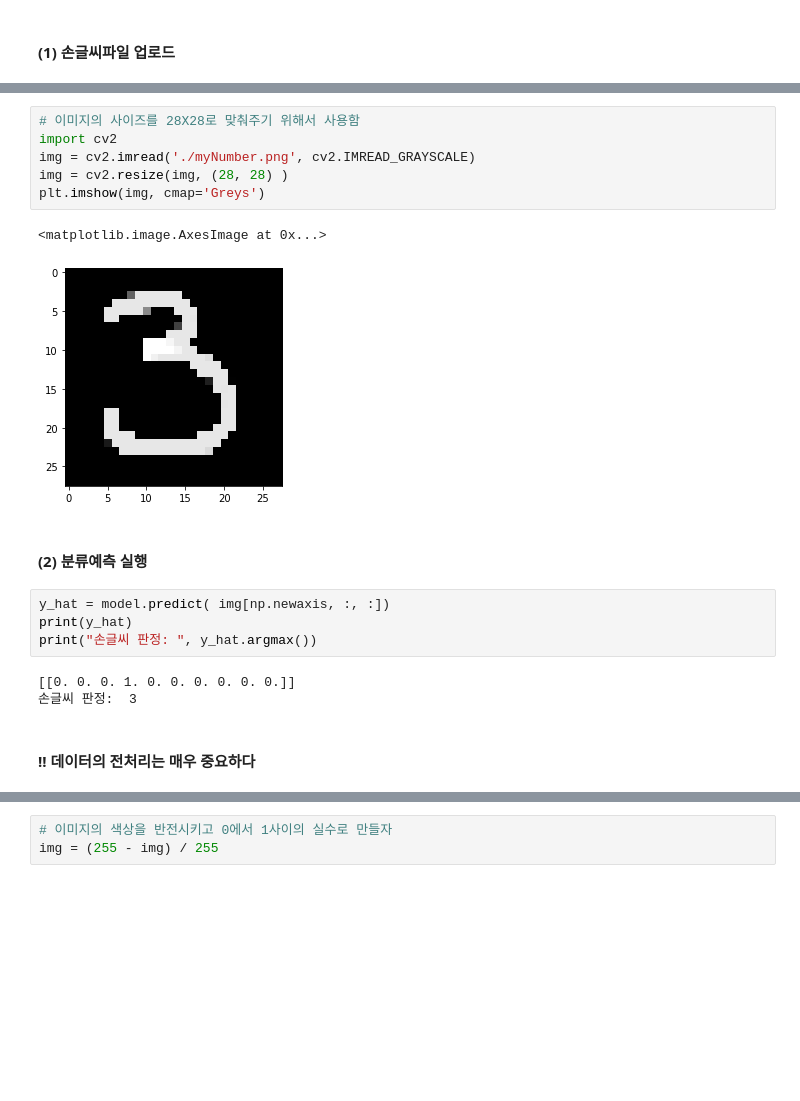
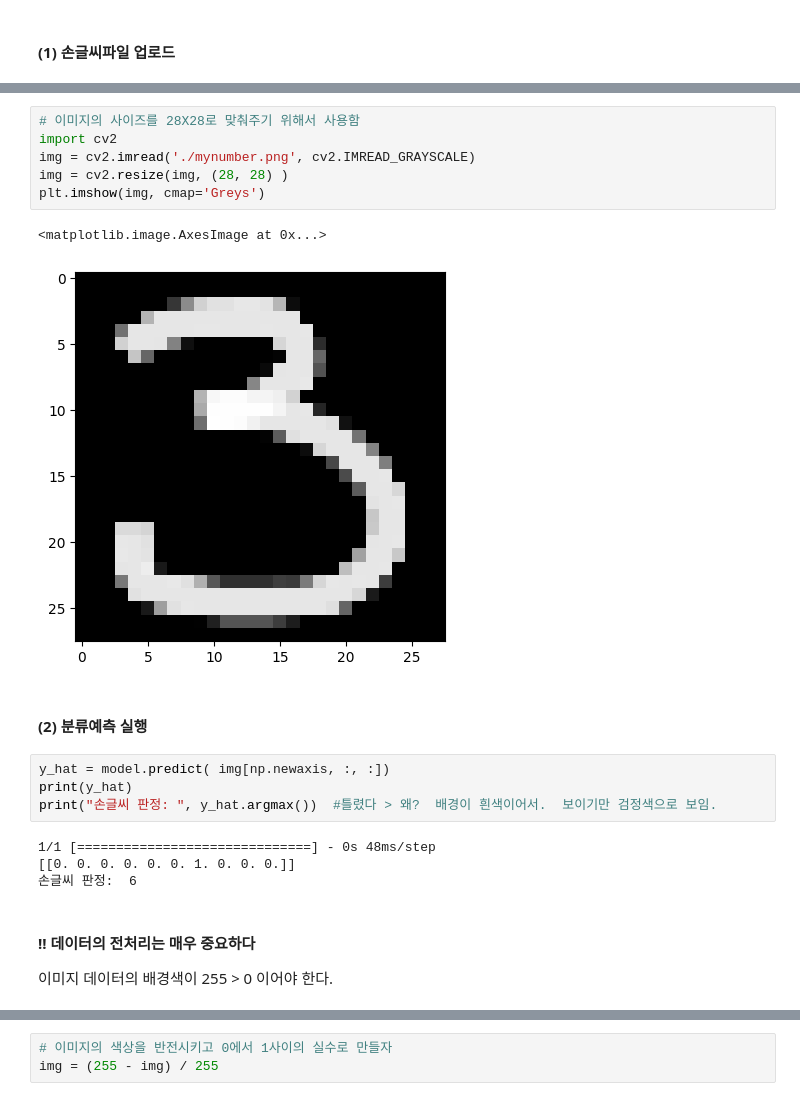
Before and after one commit to yleessam/tf, a Jupyter notebook: tf/mnist_tensorflow_1.ipynb, the cells around one changed output, grey strips where cells are left out. Saved outputs shown, nothing was run; the diff lists cells and outputs as text; blank space fills up the shorter version.

```diff
--- a/tf/mnist_tensorflow_1.ipynb
+++ b/tf/mnist_tensorflow_1.ipynb
@@ -669,23 +743,26 @@ plt.imshow(img, cmap='Greys')
 # %%
 # 이미지의 사이즈를 28X28로 맞춰주기 위해서 사용함
 import cv2
-img = cv2.imread('./myNumber.png', cv2.IMREAD_GRAYSCALE)
+img = cv2.imread('./mynumber.png', cv2.IMREAD_GRAYSCALE)
 img = cv2.resize(img, (28, 28) )
 plt.imshow(img, cmap='Greys')
 # %% [output]
 <matplotlib.image.AxesImage at 0x...>
-[figure, old version]
+[figure, new version]
 # %% [markdown]
 #### (2) 분류예측 실행
 # %%
 y_hat = model.predict( img[np.newaxis, :, :])
 print(y_hat)
-print("손글씨 판정: ", y_hat.argmax())
+print("손글씨 판정: ", y_hat.argmax())  #틀렸다 > 왜?  배경이 흰색이어서.  보이기만 검정색으로 보임.
 # %% [output]
-[[0. 0. 0. 1. 0. 0. 0. 0. 0. 0.]]
-손글씨 판정:  3
+1/1 [==============================] - 0s 48ms/step
+[[0. 0. 0. 0. 0. 0. 1. 0. 0. 0.]]
+손글씨 판정:  6
 # %% [markdown]
 #### !! 데이터의 전처리는 매우 중요하다
+
+이미지 데이터의 배경색이 255 >  0 이어야 한다.
 # %%
 for i in range(28):
     for j in range(28):
```
Also changed, not shown: parts of 38 cells of this notebook.
